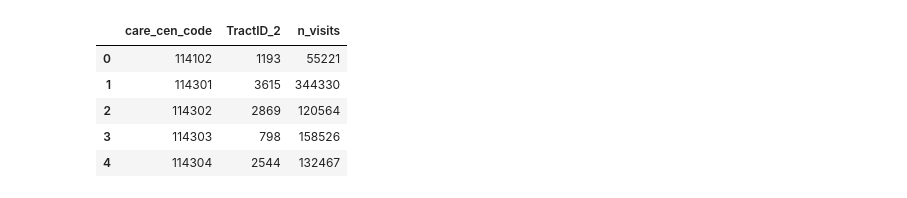
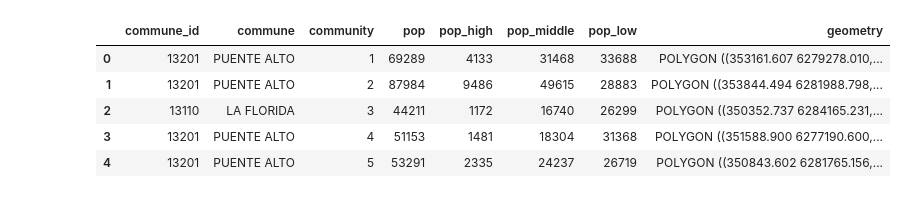
Before and after one commit to fportalesor/pcsa-community-detection, a Jupyter notebook: notebooks/flow_networks.ipynb, the cells around one changed output. Cells and saved outputs as stored; diff of their text form; code cells hidden in the pictures.

```diff
--- a/notebooks/flow_networks.ipynb
+++ b/notebooks/flow_networks.ipynb
@@ -31,6 +31,11 @@ mc.load_tracts()
 mc.load_patient_data()
 mc.load_health_centres()
 
-matrix["TractID_1"] = matrix["TractID_1"].astype(str)
-matrix["TractID_2"] = matrix["TractID_2"].astype(str)
 tracts["TractID"] = tracts["TractID"].astype(str)
+
+matrix["TractID_1"] = matrix["TractID_1"].astype(int).astype(str)
+matrix["TractID_2"] = matrix["TractID_2"].astype(int).astype(str)
+
+gc = GraphConstructor(matrix, weights_col="visit_share")
+gc.build_graph()
+G = gc.get_graph()
@@ -62,25 +58,20 @@ visits_by_centre_and_tract = (
     .groupby(["care_cen_code", "TractID_2"], as_index=False)["n_visits"]
     .sum()
 )
-# %%
-visits_by_centre_and_tract.head()
-# %% [output]
-|  | care_cen_code | TractID_2 | n_visits |
-| 0 | 114102 | 1193 | 55221 |
-| 1 | 114301 | 3615 | 344330 |
-| 2 | 114302 | 2869 | 120564 |
-| 3 | 114303 | 798 | 158526 |
-| 4 | 114304 | 2544 | 132467 |
 # %%
-urb_comms = ['PUENTE ALTO', 'SAN RAMÓN', 'LA FLORIDA', 'LA PINTANA', 'LA GRANJA']
-communes = gpd.read_file(input_dir / "COMUNA_C17.shp")
-communes = communes.to_crs(32719)
-communes_urb = communes.loc[communes.NOM_COMUNA.isin(urb_comms)]
-geometry = communes_urb.dissolve().geometry.iloc[0]
+cd = CommunityDetector(G, tracts, trials=30)
+result, score, time = cd.run_infomap(return_codelength=True, preferred_modules=39, measure_time=True,
+                                     enforce_spatial=True, strategy="strongest_connection", verbose=False)
 
-matrix["TractID_1"] = matrix["TractID_1"].astype(str)
-matrix["TractID_2"] = matrix["TractID_2"].astype(str)
+df = pd.DataFrame(result.items(), columns=["TractID", "community"])
 
-gc = NXGraphConstructor(matrix, weights_col="n_visits")
-gc.build_graph()
-G = gc.get_graph()
+polygon_dissolver = PolygonDissolver(tracts)
+pcsa = polygon_dissolver.process_community_outcomes(communities=df, verbose=False)
+pcsa.head()
+# %% [output]
+|  | commune_id | commune | community | pop | pop_high | pop_middle | pop_low | geometry |
+| 0 | 13201 | PUENTE ALTO | 1 | 69289 | 4133 | 31468 | 33688 | POLYGON ((353161.607 6279278.010,... |
+| 1 | 13201 | PUENTE ALTO | 2 | 87984 | 9486 | 49615 | 28883 | POLYGON ((353844.494 6281988.798,... |
+| 2 | 13110 | LA FLORIDA | 3 | 44211 | 1172 | 16740 | 26299 | POLYGON ((350352.737 6284165.231,... |
+| 3 | 13201 | PUENTE ALTO | 4 | 51153 | 1481 | 18304 | 31368 | POLYGON ((351588.900 6277190.600,... |
+| 4 | 13201 | PUENTE ALTO | 5 | 53291 | 2335 | 24237 | 26719 | POLYGON ((350843.602 6281765.156,... |
```
Also changed, not shown: parts of 8 cells of this notebook, 2 other files.
